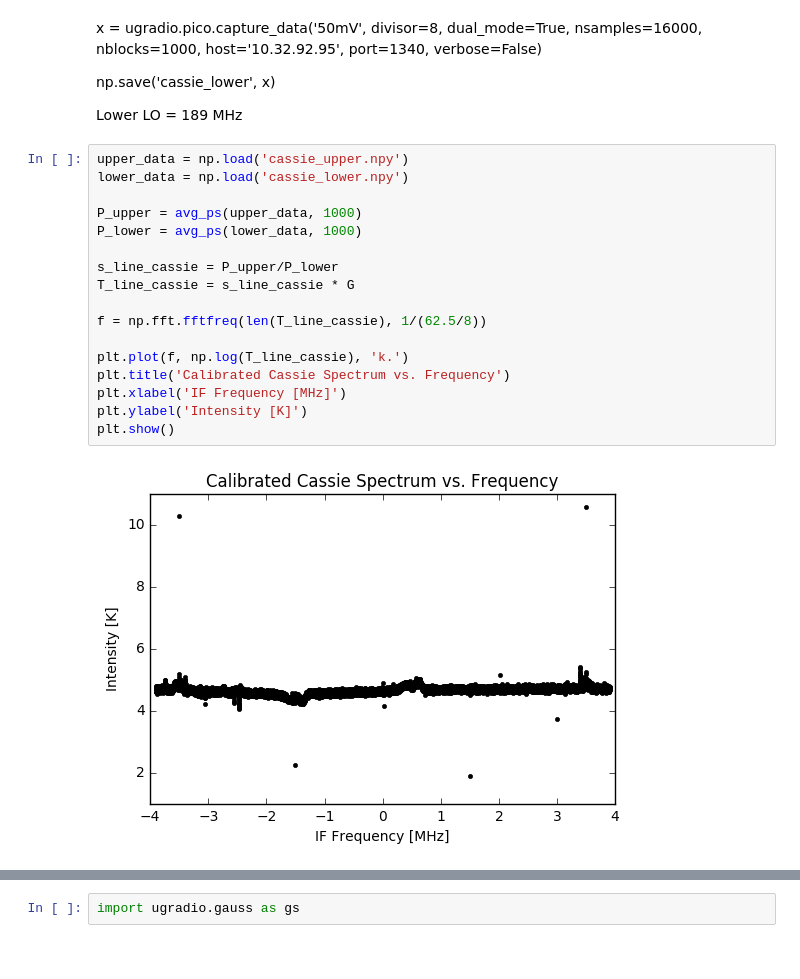
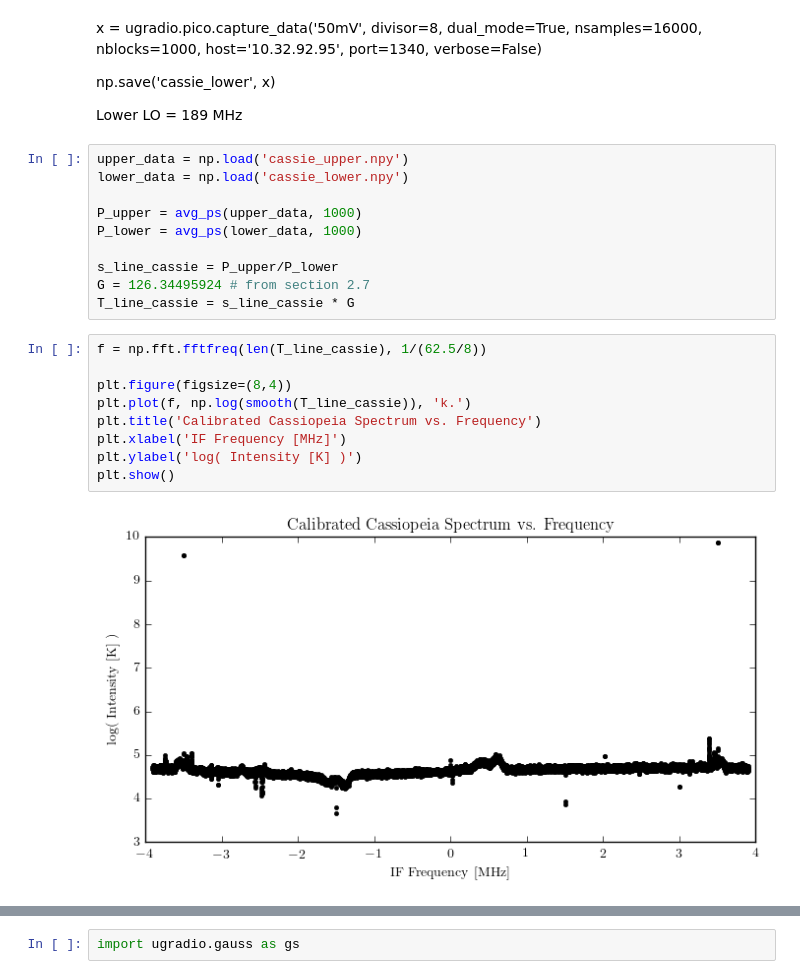
Before and after one commit to gracefujii/Astro-121, a Jupyter notebook: Lab 2.ipynb, the cells around one changed output, grey strips where cells are left out. Cells and saved outputs as stored; diff of their text form.

```diff
--- a/Lab 2.ipynb
+++ b/Lab 2.ipynb
@@ -293,23 +299,25 @@ x = ugradio.pico.capture_data('50mV', divisor=8, dual_mode=True, nsamples=16000,
 np.save('cassie_lower', x)
 
 Lower LO = 189 MHz
+# %%
+upper_data = np.load('cassie_upper.npy')
+lower_data = np.load('cassie_lower.npy')
+
+P_upper = avg_ps(upper_data, 1000)
+P_lower = avg_ps(lower_data, 1000)
+
+s_line_cassie = P_upper/P_lower
+G = 126.34495924 # from section 2.7
+T_line_cassie = s_line_cassie * G
 # %%
-upper_data = np.load('cassie_upper.npy')
-lower_data = np.load('cassie_lower.npy')
-
-P_upper = avg_ps(upper_data, 1000)
-P_lower = avg_ps(lower_data, 1000)
-
-s_line_cassie = P_upper/P_lower
-T_line_cassie = s_line_cassie * G
-
 f = np.fft.fftfreq(len(T_line_cassie), 1/(62.5/8))
 
-plt.plot(f, np.log(T_line_cassie), 'k.')
-plt.title('Calibrated Cassie Spectrum vs. Frequency')
+plt.figure(figsize=(8,4))
+plt.plot(f, np.log(smooth(T_line_cassie)), 'k.')
+plt.title('Calibrated Cassiopeia Spectrum vs. Frequency')
 plt.xlabel('IF Frequency [MHz]')
-plt.ylabel('Intensity [K]')
+plt.ylabel('log( Intensity [K] )')
 plt.show()
 # %% [output]
-[figure, old version]
+[figure, new version]
 # %%
```
Also changed, not shown: parts of 22 cells of this notebook.
